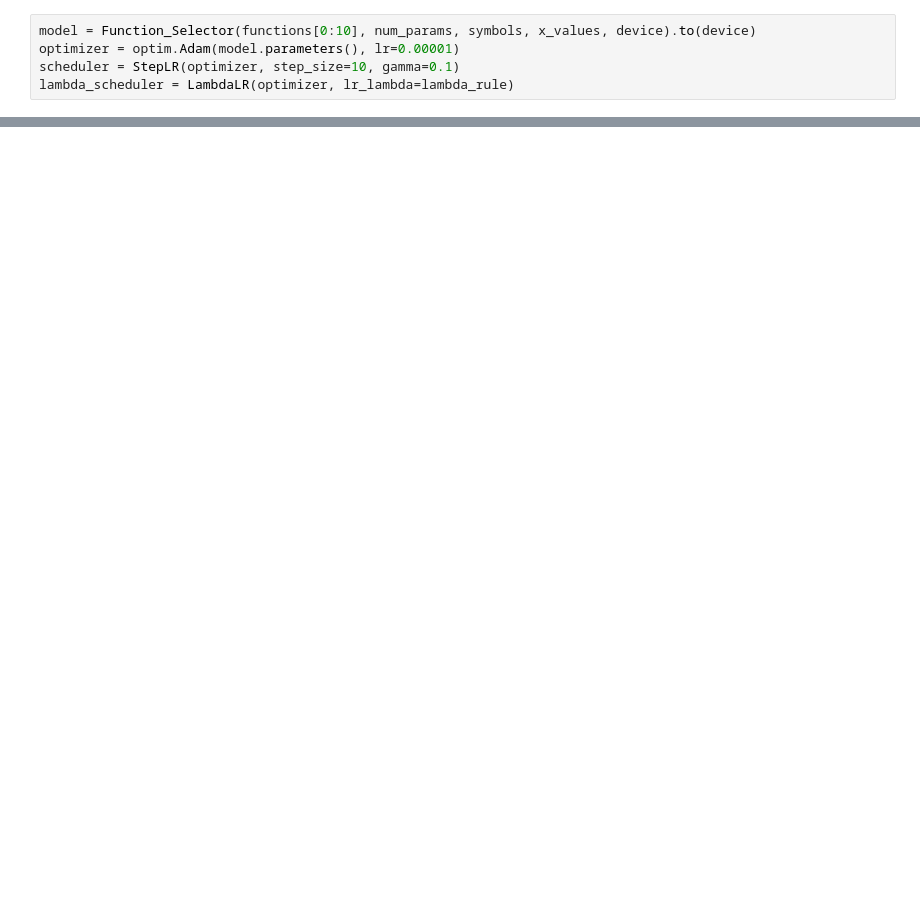
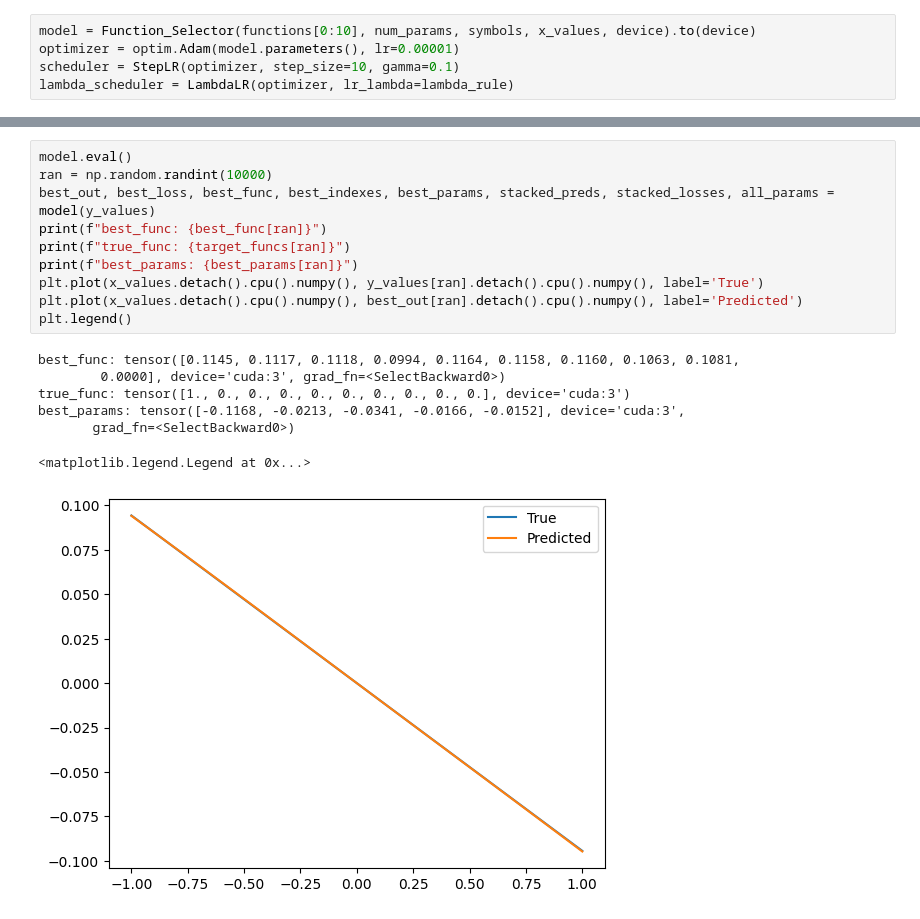
Before and after one commit to ctsai64/FunctionSelection, a Jupyter notebook: FunctionSelector.ipynb, the cells around one changed output, grey strips where cells are left out. Cells and saved outputs as stored; diff of their text form; blank space fills up the shorter version.

```diff
--- a/FunctionSelector.ipynb
+++ b/FunctionSelector.ipynb
@@ -323,0 +324,18 @@ KeyboardInterrupt:
+# %%
+model.eval()
+ran = np.random.randint(10000)
+best_out, best_loss, best_func, best_indexes, best_params, stacked_preds, stacked_losses, all_params = model(y_values)
+print(f"best_func: {best_func[ran]}")
+print(f"true_func: {target_funcs[ran]}")
+print(f"best_params: {best_params[ran]}")
+plt.plot(x_values.detach().cpu().numpy(), y_values[ran].detach().cpu().numpy(), label='True')
+plt.plot(x_values.detach().cpu().numpy(), best_out[ran].detach().cpu().numpy(), label='Predicted')
+plt.legend()
+# %% [output]
+best_func: tensor([0.1145, 0.1117, 0.1118, 0.0994, 0.1164, 0.1158, 0.1160, 0.1063, 0.1081,
+        0.0000], device='cuda:3', grad_fn=<SelectBackward0>)
+true_func: tensor([1., 0., 0., 0., 0., 0., 0., 0., 0., 0.], device='cuda:3')
+best_params: tensor([-0.1168, -0.0213, -0.0341, -0.0166, -0.0152], device='cuda:3',
+       grad_fn=<SelectBackward0>)
+<matplotlib.legend.Legend at 0x...>
+[figure, added]
```
Also changed, not shown: parts of 2 cells of this notebook.
